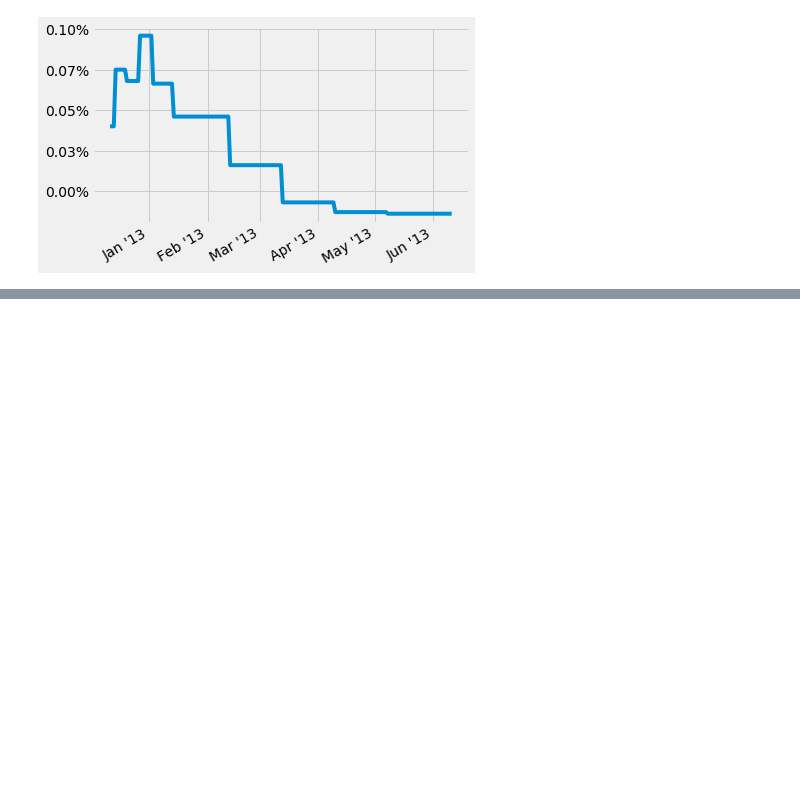
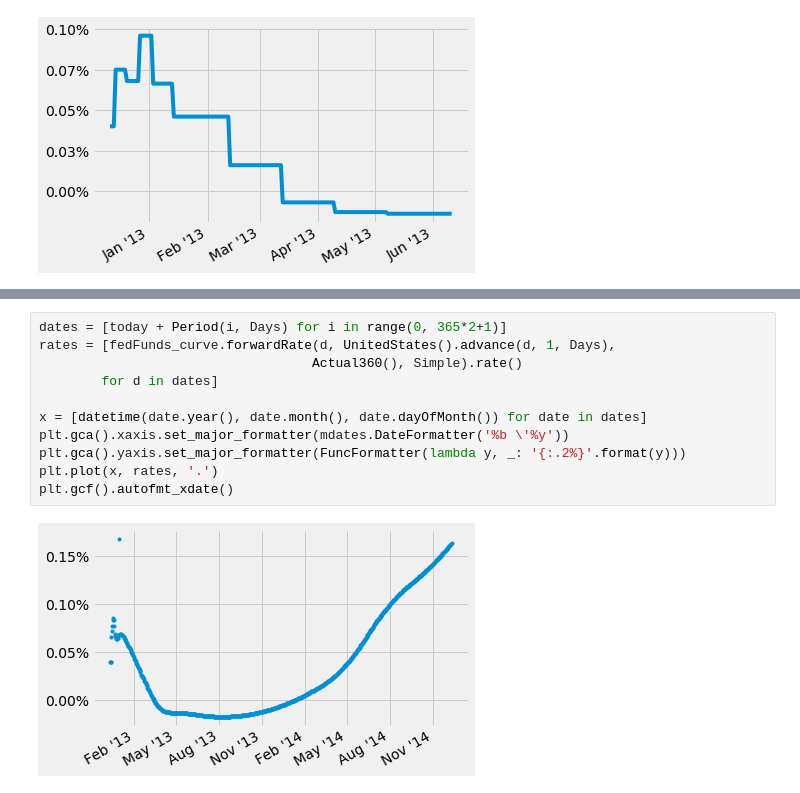
Before and after one commit to x-xing/QuantLib, a Jupyter notebook: ZeroCurve_bootstrapping.ipynb, the cells around one changed output, grey strips where cells are left out. Drawn from its saved outputs; the diff is of its cells as text; blank space fills up the shorter version.

```diff
--- a/ZeroCurve_bootstrapping.ipynb
+++ b/ZeroCurve_bootstrapping.ipynb
@@ -84,0 +174,13 @@ plt.gcf().autofmt_xdate()
+# %%
+dates = [today + Period(i, Days) for i in range(0, 365*2+1)]
+rates = [fedFunds_curve.forwardRate(d, UnitedStates().advance(d, 1, Days),
+                                   Actual360(), Simple).rate()
+        for d in dates]
+
+x = [datetime(date.year(), date.month(), date.dayOfMonth()) for date in dates]
+plt.gca().xaxis.set_major_formatter(mdates.DateFormatter('%b \'%y'))
+plt.gca().yaxis.set_major_formatter(FuncFormatter(lambda y, _: '{:.2%}'.format(y)))
+plt.plot(x, rates, '.')
+plt.gcf().autofmt_xdate()
+# %% [output]
+[figure, added]
```
Also changed, not shown: parts of 8 cells of this notebook.
